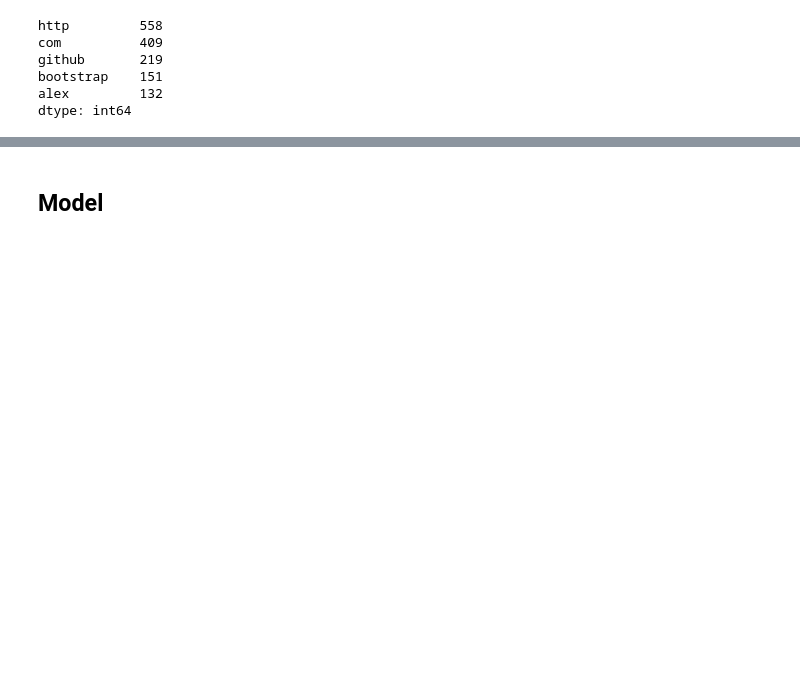
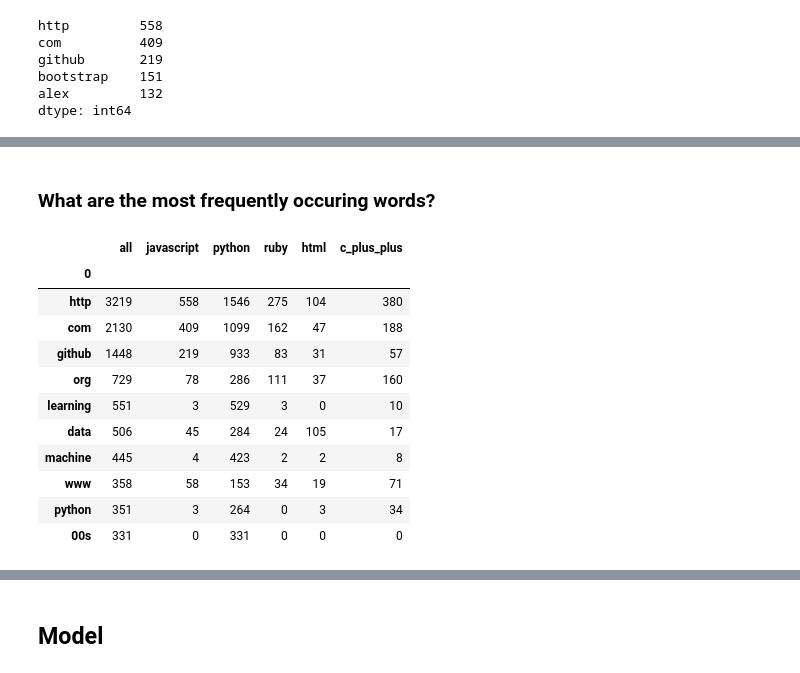
Before and after one commit to NLP-404-Not-Found/nlp-project, a Jupyter notebook: kwames_sketchbook.ipynb, the cells around one changed output, grey strips where cells are left out. Drawn from its saved outputs; the diff is of its cells as text; code cells hidden in the pictures; blank space fills up the shorter version.

```diff
--- a/kwames_sketchbook.ipynb
+++ b/kwames_sketchbook.ipynb
@@ -228,0 +244,17 @@ dtype: int64
+# %% [markdown]
+### What are the most frequently occuring words?
+# %%
+word_counts.sort_values(by='all', ascending=False).head(10)
+# %% [output]
+|  | all | javascript | python | ruby | html | c_plus_plus |
+| 0 |  |  |  |  |  |  |
+| http | 3219 | 558 | 1546 | 275 | 104 | 380 |
+| com | 2130 | 409 | 1099 | 162 | 47 | 188 |
+| github | 1448 | 219 | 933 | 83 | 31 | 57 |
+| org | 729 | 78 | 286 | 111 | 37 | 160 |
+| learning | 551 | 3 | 529 | 3 | 0 | 10 |
+| data | 506 | 45 | 284 | 24 | 105 | 17 |
+| machine | 445 | 4 | 423 | 2 | 2 | 8 |
+| www | 358 | 58 | 153 | 34 | 19 | 71 |
+| python | 351 | 3 | 264 | 0 | 3 | 34 |
+| 00s | 331 | 0 | 331 | 0 | 0 | 0 |
```
Also changed, not shown: parts of 3 cells of this notebook.
